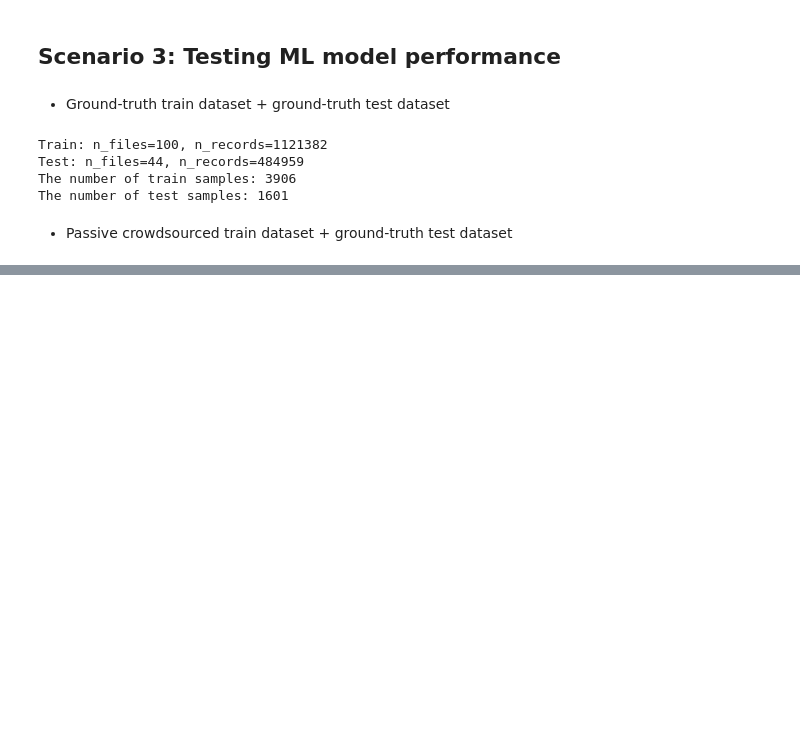
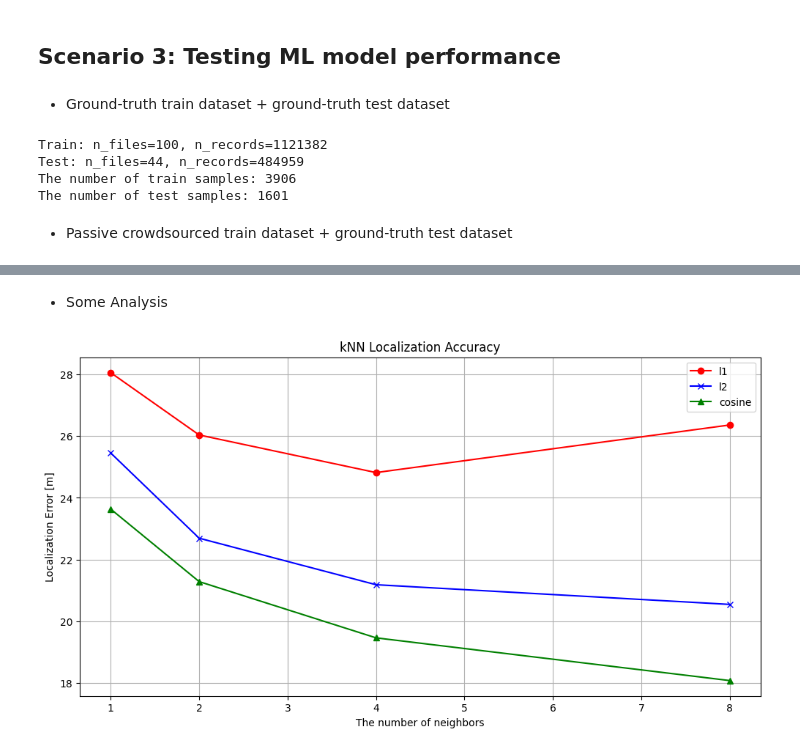
Before and after one commit to hungnd11/my-thesis, a Jupyter notebook: code/experiments/zee.ipynb, the cells around one changed output, grey strips where cells are left out. Drawn from its saved outputs; the diff is of its cells as text; code cells hidden in the pictures; blank space fills up the shorter version.

```diff
--- a/code/experiments/zee.ipynb
+++ b/code/experiments/zee.ipynb
@@ -825 +832,25 @@ The number of train samples: 3906
 The number of test samples: 1601
+# %% [markdown]
+* Some Analysis
+# %%
+result_df = pd.read_csv("../../data/zee_scene_3/gt_5d27075f03f801723c2e360f_F1.csv")
+# %%
+fig, ax = plt.subplots(1, 1, figsize=(12, 6))
+
+markers = ["o", "x", "^"]
+colors = ["red", "blue", "green"]
+
+for i, metric in enumerate(["l1", "l2", "cosine"]):
+  cut = result_df.loc[(result_df["param_min_rss"] == -85) & (result_df["param_metric"] == metric)].sort_values("param_n_neighbors")
+  ax.plot(cut["param_n_neighbors"].values, cut["mean"].values, marker=markers[i], color=colors[i], label=metric)
+
+ax.set_title("kNN Localization Accuracy")
+ax.set_xlabel("The number of neighbors")
+ax.set_ylabel("Localization Error [m]")
+ax.grid()
+
+ax.legend()
+
+plt.show()
+# %% [output]
+[figure, added]
```
Also changed, not shown: parts of 7 cells of this notebook, 3 other files.
